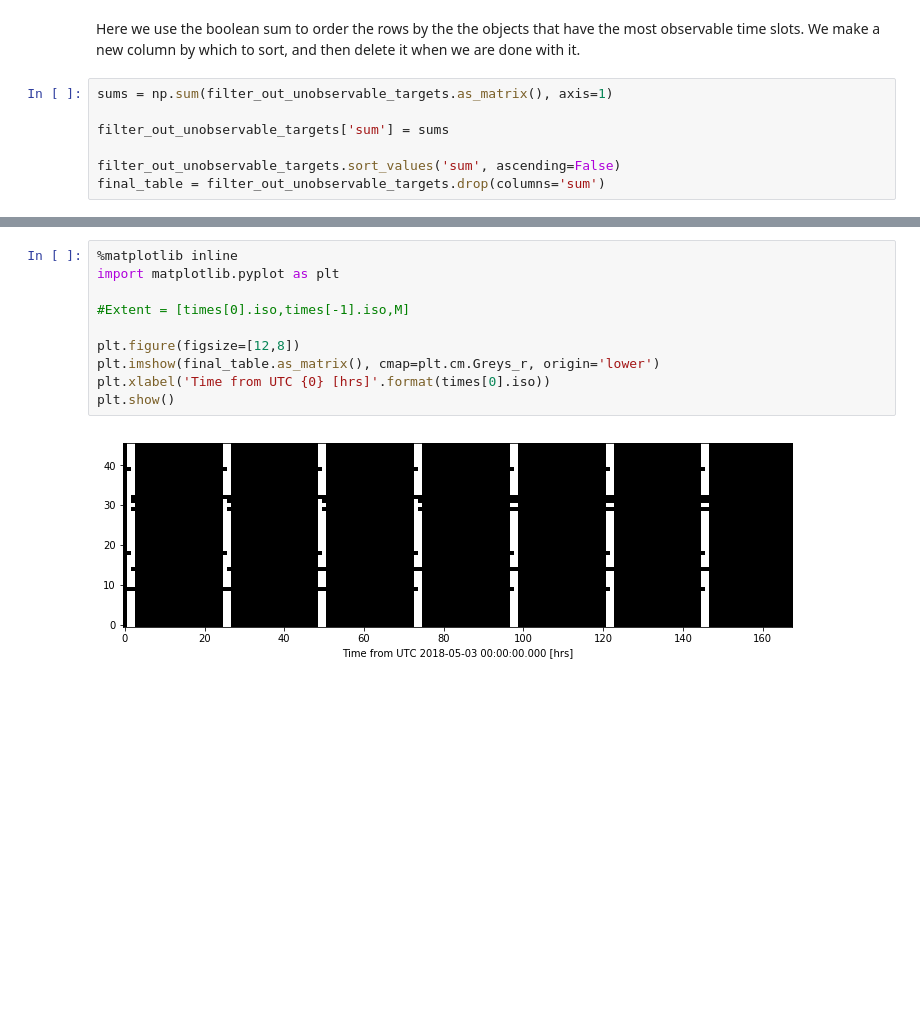
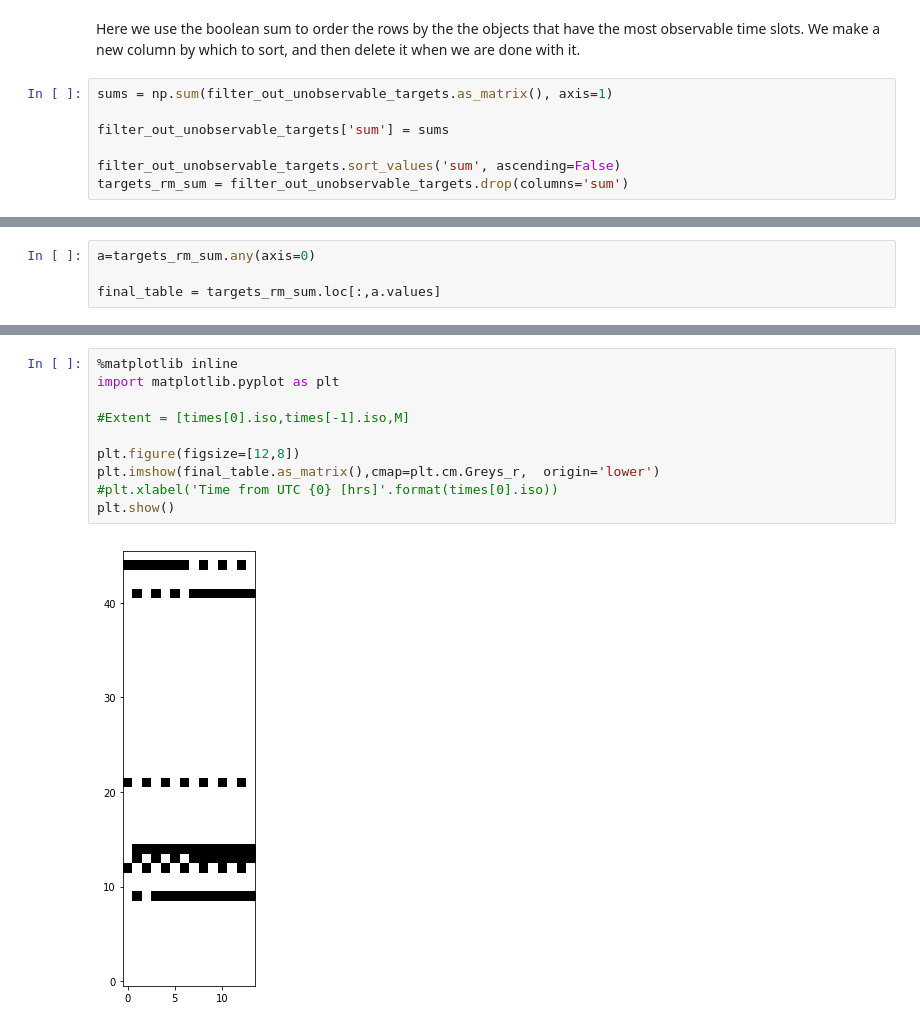
Before and after one commit to bmorris3/whatsup, a Jupyter notebook: draft.ipynb, the cells around one changed output, grey strips where cells are left out. Saved outputs shown, nothing was run; the diff lists cells and outputs as text; blank space fills up the shorter version.

Commit message:
Added filtering out of time slots.

```diff
--- a/draft.ipynb
+++ b/draft.ipynb
@@ -94,7 +94,7 @@ sums = np.sum(filter_out_unobservable_targets.as_matrix(), axis=1)
 filter_out_unobservable_targets['sum'] = sums
 
 filter_out_unobservable_targets.sort_values('sum', ascending=False)
-final_table = filter_out_unobservable_targets.drop(columns='sum')
+targets_rm_sum = filter_out_unobservable_targets.drop(columns='sum')
 # %% [output]
 A value is trying to be set on a copy of a slice from a DataFrame.
 Try using .loc[row_indexer,col_indexer] = value instead
@@ -102,0 +106,4 @@ See the caveats in the documentation: http://pandas.pydata.org/pandas-docs/stabl
+# %%
+a=targets_rm_sum.any(axis=0)
+
+final_table = targets_rm_sum.loc[:,a.values]
@@ -103,12 +130,12 @@ See the caveats in the documentation: http://pandas.pydata.org/pandas-docs/stabl
 # %%
 %matplotlib inline
 import matplotlib.pyplot as plt
 
 #Extent = [times[0].iso,times[-1].iso,M]
 
 plt.figure(figsize=[12,8])
-plt.imshow(final_table.as_matrix(), cmap=plt.cm.Greys_r, origin='lower')
-plt.xlabel('Time from UTC {0} [hrs]'.format(times[0].iso))
+plt.imshow(final_table.as_matrix(),cmap=plt.cm.Greys_r,  origin='lower')
+#plt.xlabel('Time from UTC {0} [hrs]'.format(times[0].iso))
 plt.show()
 # %% [output]
-[figure, old version]
+[figure, new version]
```
Also changed, not shown: parts of 3 cells of this notebook.
